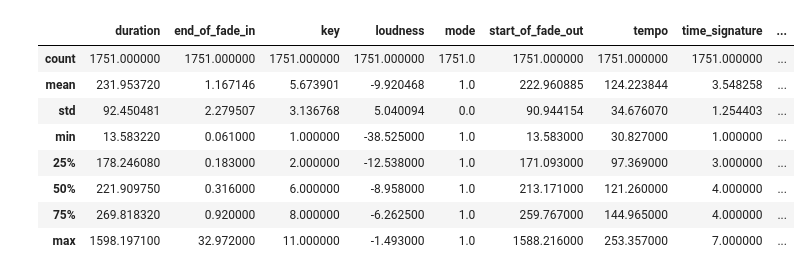
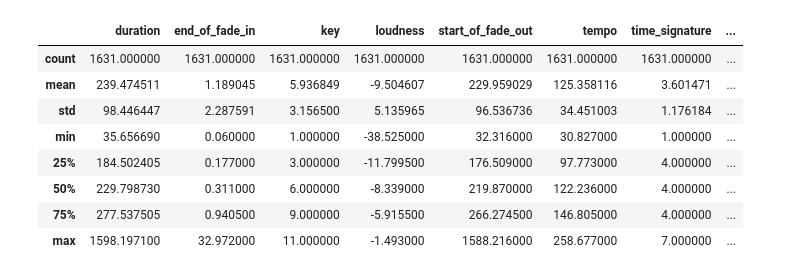
Before and after one commit to pylablanche/MillionSong, a Jupyter notebook: Music_Analysis_Lauren.ipynb, the cells around one changed output. Cells and saved outputs as stored; diff of their text form; code cells hidden in the pictures.

```diff
--- a/Music_Analysis_Lauren.ipynb
+++ b/Music_Analysis_Lauren.ipynb
@@ -62,8 +55,5 @@ musicbrainz.head()
 # %%
-parameters = analysis[['duration','end_of_fade_in','key','loudness','mode','start_of_fade_out','tempo','time_signature']]
-parameters = pd.concat([parameters,metadata[['artist_7digitalid','artist_familiarity','artist_hotttnesss','artist_playmeid','release_7digitalid','song_hotttnesss','track_7digitalid']]],axis=1)
+parameters = pd.DataFrame()
+parameters = analysis[['duration','end_of_fade_in','key','loudness','start_of_fade_out','tempo','time_signature']]
+parameters = pd.concat([parameters,metadata[['artist_familiarity','artist_hotttnesss','song_hotttnesss']]],axis=1)
 parameters['year'] = musicbrainz['year']
-#One Hot Encoding
-cat_cols = ["genre"]
-df_continuous = pd.get_dummies(metadata,columns=cat_cols)
-df_continuous.columns
@@ -78,13 +60,15 @@ Index(['analyzer_version', 'artist_7digitalid', 'artist_familiarity',
 # %%
-parameters  =parameters[(parameters != 0).all(1)]
-parameters.describe()
+parameters  = parameters.loc[(parameters != 0).all(1)]
+parameters = parameters.dropna()
+parameters_description = parameters.describe()
+parameters_description
 # %% [output]
-|  | duration | end_of_fade_in | key | loudness | mode | start_of_fade_out | tempo | time_signature | ... |
-| count | 1751.000000 | 1751.000000 | 1751.000000 | 1751.000000 | 1751.0 | 1751.000000 | 1751.000000 | 1751.000000 | ... |
-| mean | 231.953720 | 1.167146 | 5.673901 | -9.920468 | 1.0 | 222.960885 | 124.223844 | 3.548258 | ... |
-| std | 92.450481 | 2.279507 | 3.136768 | 5.040094 | 0.0 | 90.944154 | 34.676070 | 1.254403 | ... |
-| min | 13.583220 | 0.061000 | 1.000000 | -38.525000 | 1.0 | 13.583000 | 30.827000 | 1.000000 | ... |
-| 25% | 178.246080 | 0.183000 | 2.000000 | -12.538000 | 1.0 | 171.093000 | 97.369000 | 3.000000 | ... |
-| 50% | 221.909750 | 0.316000 | 6.000000 | -8.958000 | 1.0 | 213.171000 | 121.260000 | 4.000000 | ... |
-| 75% | 269.818320 | 0.920000 | 8.000000 | -6.262500 | 1.0 | 259.767000 | 144.965000 | 4.000000 | ... |
-| max | 1598.197100 | 32.972000 | 11.000000 | -1.493000 | 1.0 | 1588.216000 | 253.357000 | 7.000000 | ... |
+|  | duration | end_of_fade_in | key | loudness | start_of_fade_out | tempo | time_signature | ... |
+| count | 1631.000000 | 1631.000000 | 1631.000000 | 1631.000000 | 1631.000000 | 1631.000000 | 1631.000000 | ... |
+| mean | 239.474511 | 1.189045 | 5.936849 | -9.504607 | 229.959029 | 125.358116 | 3.601471 | ... |
+| std | 98.446447 | 2.287591 | 3.156500 | 5.135965 | 96.536736 | 34.451003 | 1.176184 | ... |
+| min | 35.656690 | 0.060000 | 1.000000 | -38.525000 | 32.316000 | 30.827000 | 1.000000 | ... |
+| 25% | 184.502405 | 0.177000 | 3.000000 | -11.799500 | 176.509000 | 97.773000 | 4.000000 | ... |
+| 50% | 229.798730 | 0.311000 | 6.000000 | -8.339000 | 219.870000 | 122.236000 | 4.000000 | ... |
+| 75% | 277.537505 | 0.940500 | 9.000000 | -5.915500 | 266.274500 | 146.805000 | 4.000000 | ... |
+| max | 1598.197100 | 32.972000 | 11.000000 | -1.493000 | 1588.216000 | 258.677000 | 7.000000 | ... |
```
Also changed, not shown: parts of 29 cells of this notebook.
